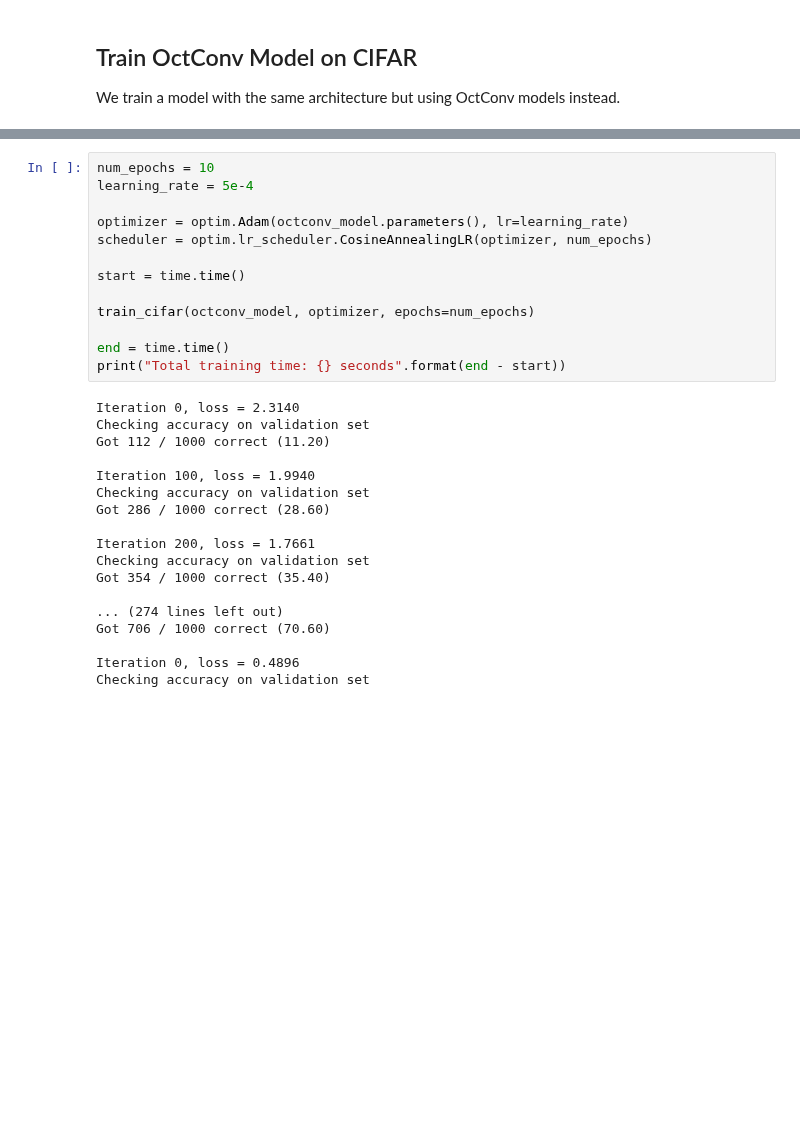
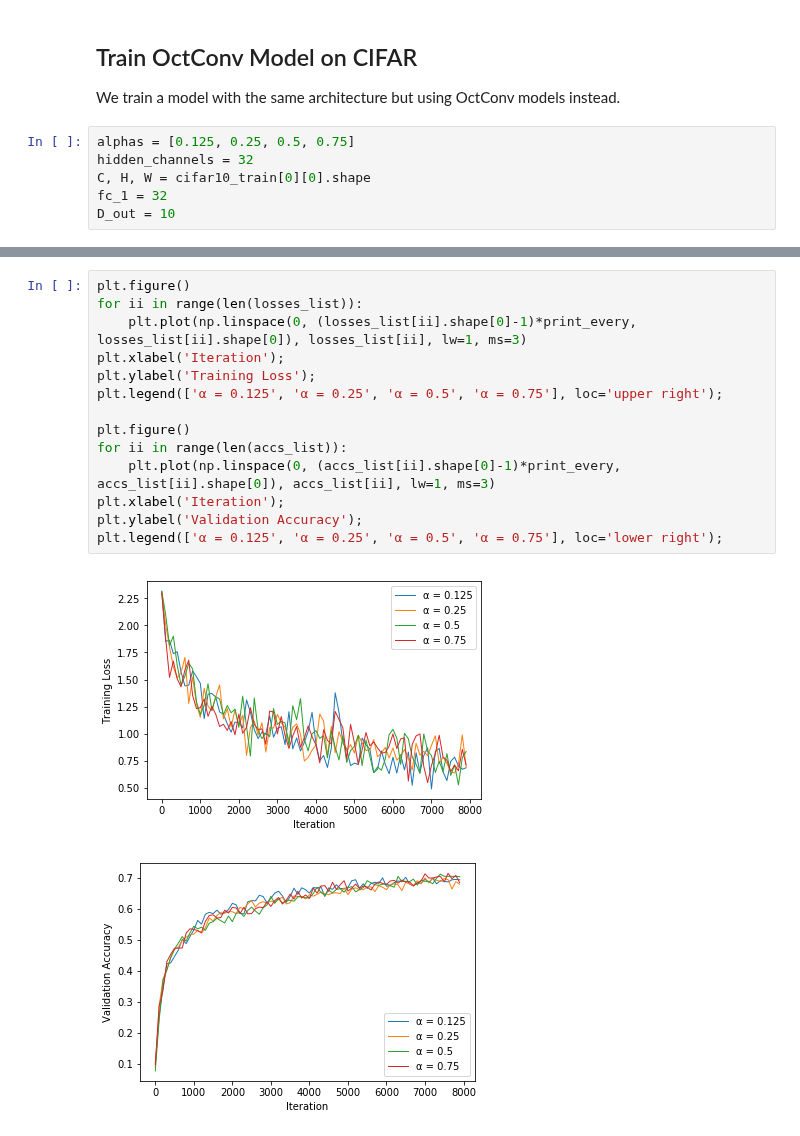
Before and after one commit to Etang21/octconv-pytorch, a Jupyter notebook: CIFAR Experiments.ipynb, the cells around one changed output, grey strips where cells are left out. Drawn from its saved outputs; the diff is of its cells as text; blank space fills up the shorter version.

```diff
--- a/CIFAR Experiments.ipynb
+++ b/CIFAR Experiments.ipynb
@@ -197,4 +218,10 @@ Total training time: 202.3401584625244 seconds
 ## Train OctConv Model on CIFAR
 
 We train a model with the same architecture but using OctConv models instead.
+# %%
+alphas = [0.125, 0.25, 0.5, 0.75]
+hidden_channels = 32
+C, H, W = cifar10_train[0][0].shape
+fc_1 = 32
+D_out = 10
 # %%
@@ -213,31 +279,17 @@ Number of parameters in Octconv model: 102922
-# %%
-num_epochs = 10
-learning_rate = 5e-4
-
-optimizer = optim.Adam(octconv_model.parameters(), lr=learning_rate)
-scheduler = optim.lr_scheduler.CosineAnnealingLR(optimizer, num_epochs)
-
-start = time.time()
-
-train_cifar(octconv_model, optimizer, epochs=num_epochs)
-
-end = time.time()
-print("Total training time: {} seconds".format(end - start))
-# %% [output]
-Iteration 0, loss = 2.3140
-Checking accuracy on validation set
-Got 112 / 1000 correct (11.20)
-
-Iteration 100, loss = 1.9940
-Checking accuracy on validation set
-Got 286 / 1000 correct (28.60)
-
-Iteration 200, loss = 1.7661
-Checking accuracy on validation set
-Got 354 / 1000 correct (35.40)
-
-... (274 lines left out)
-Got 706 / 1000 correct (70.60)
-
-Iteration 0, loss = 0.4896
-Checking accuracy on validation set
+# %%
+plt.figure()
+for ii in range(len(losses_list)):
+    plt.plot(np.linspace(0, (losses_list[ii].shape[0]-1)*print_every, losses_list[ii].shape[0]), losses_list[ii], lw=1, ms=3)
+plt.xlabel('Iteration');
+plt.ylabel('Training Loss');
+plt.legend(['α = 0.125', 'α = 0.25', 'α = 0.5', 'α = 0.75'], loc='upper right');
+
+plt.figure()
+for ii in range(len(accs_list)):
+    plt.plot(np.linspace(0, (accs_list[ii].shape[0]-1)*print_every, accs_list[ii].shape[0]), accs_list[ii], lw=1, ms=3)
+plt.xlabel('Iteration');
+plt.ylabel('Validation Accuracy');
+plt.legend(['α = 0.125', 'α = 0.25', 'α = 0.5', 'α = 0.75'], loc='lower right');
+# %% [output]
+[figure, added]
+[figure, added]
```
Also changed, not shown: parts of 12 cells of this notebook.
